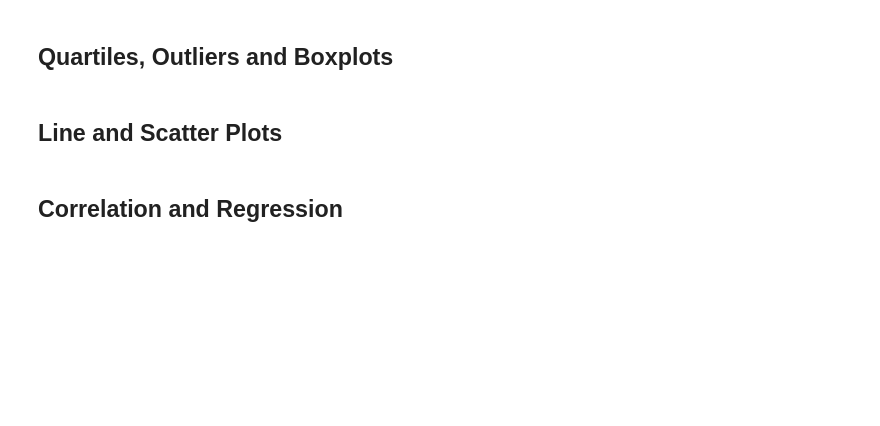
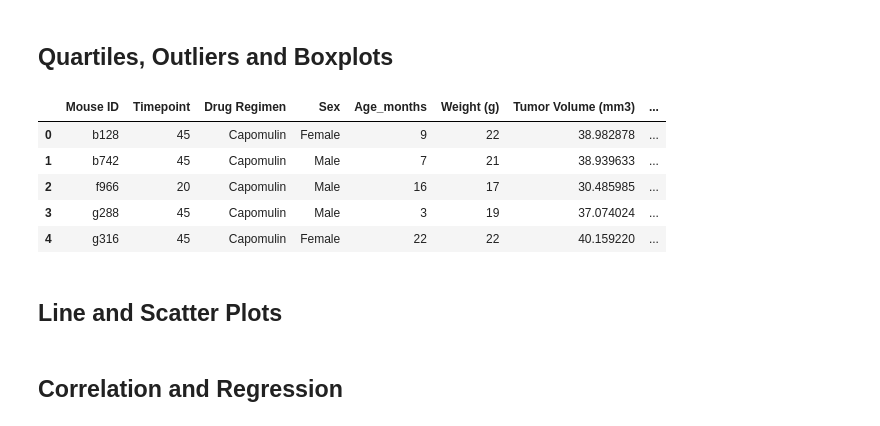
Before and after one commit to aschultz10/pymaceuticals, a Jupyter notebook: pymaceuticals_starter.ipynb, the cells around one changed output. Cells and saved outputs as stored; diff of their text form; code cells hidden in the pictures; blank space fills up the shorter version.

```diff
--- a/pymaceuticals_starter.ipynb
+++ b/pymaceuticals_starter.ipynb
@@ -137,11 +143,32 @@ gender.plot(kind='pie', y = "Quantity", autopct = '%1.1f%%', shadow = False, fon
 # %%
 # Calculate the final tumor volume of each mouse across four of the treatment regimens:
 # Capomulin, Ramicane, Infubinol, and Ceftamin
+dfCapomulin = combined.loc[combined["Drug Regimen"] == "Capomulin",:]
+dfRamicane = combined.loc[combined["Drug Regimen"] == "Ramicane", :]
+dfInfubinol = combined.loc[combined["Drug Regimen"] == "Infubinol", :]
+dfCeftamin = combined.loc[combined["Drug Regimen"] == "Ceftamin", :]
+
 
 # Start by getting the last (greatest) timepoint for each mouse
-
+maxCapomulin = dfCapomulin.groupby('Mouse ID').max()['Timepoint']
+volCapomulin = pd.DataFrame(maxCapomulin)
+maxRamicane = dfRamicane.groupby('Mouse ID').max()['Timepoint']
+volRamicane = pd.DataFrame(maxRamicane)
+maxInfubinol = dfInfubinol.groupby('Mouse ID').max()['Timepoint']
+volInfubinol = pd.DataFrame(dfInfubinol)
+maxCeftamin = dfCeftamin.groupby('Mouse ID').max()['Timepoint']
+volCeftamin = pd.DataFrame(dfCeftamin)
 
 # Merge this group df with the original dataframe to get the tumor volume at the last timepoint
+CapomulinMerge = pd.merge(volCapomulin, combined, on=("Mouse ID", "Timepoint"))
+CapomulinMerge.head()
+# %% [output]
+|  | Mouse ID | Timepoint | Drug Regimen | Sex | Age_months | Weight (g) | Tumor Volume (mm3) | ... |
+| 0 | b128 | 45 | Capomulin | Female | 9 | 22 | 38.982878 | ... |
+| 1 | b742 | 45 | Capomulin | Male | 7 | 21 | 38.939633 | ... |
+| 2 | f966 | 20 | Capomulin | Male | 16 | 17 | 30.485985 | ... |
+| 3 | g288 | 45 | Capomulin | Male | 3 | 19 | 37.074024 | ... |
+| 4 | g316 | 45 | Capomulin | Female | 22 | 22 | 40.159220 | ... |
 # %%
 # Put treatments into a list for for loop (and later for plot labels)
 
```
Also changed, not shown: parts of 3 cells of this notebook.
